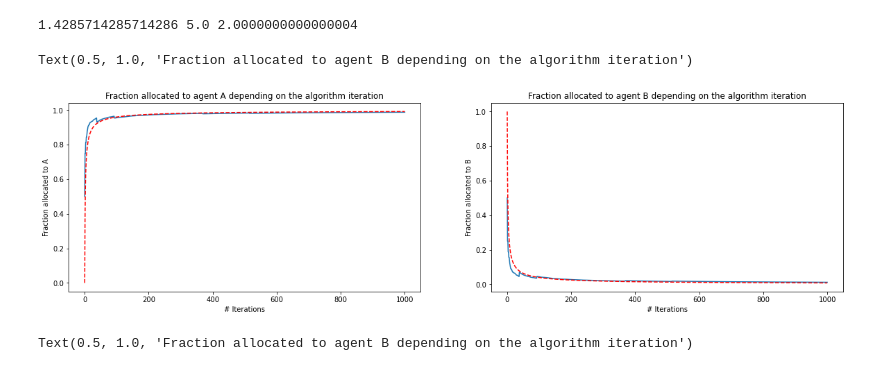
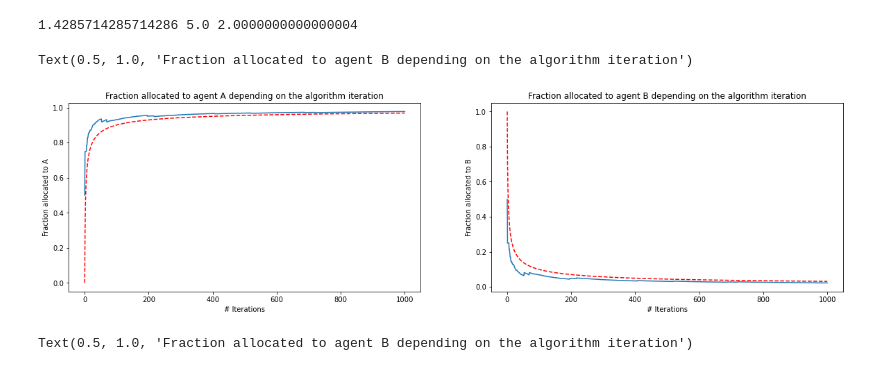
Before and after one commit to Nicolivain/trustful-bandits, a Jupyter notebook: main.ipynb, the cells around one changed output. Saved outputs shown, nothing was run; the diff lists cells and outputs as text; code cells hidden in the pictures.

```diff
--- a/main.ipynb
+++ b/main.ipynb
@@ -88,25 +88,25 @@ print(1/pa, 1/pb, 1/pi)
 # %%
 X = 0.5  # initially, we weight each agent the same
 
-c = 1  # 1/pi < c < 1/pb -> this should give us a rate of n^(-c*p_a)
+c = 1  # c < 1/pi -> this should give us a rate of n^(-c*pi)
 
 fracA, fracB = simple_two_armed_bandit(X, C=c, alpha=1, pa=pa, pb=pb)
 
 fig, axs = plt.subplots(1,2, figsize=(20,5))
 axs[0].plot(range(len(fracA)), fracA)
-axs[0].plot(range(len(fracA)), [1-n**(-c*pa) for n in range(1, len(fracA)+1)], 'r--')
+axs[0].plot(range(len(fracA)), [1-n**(-c*pi) for n in range(1, len(fracA)+1)], 'r--')
 axs[0].set_xlabel('# Iterations')
 axs[0].set_ylabel('Fraction allocated to A')
 axs[0].set_title('Fraction allocated to agent A depending on the algorithm iteration')
 
 axs[1].plot(range(len(fracB)), fracB)
-axs[1].plot(range(len(fracA)), [n**(-c*pa) for n in range(1, len(fracA)+1)], 'r--')
+axs[1].plot(range(len(fracA)), [n**(-c*pi) for n in range(1, len(fracA)+1)], 'r--')
 axs[1].set_xlabel('# Iterations')
 axs[1].set_ylabel('Fraction allocated to B')
 axs[1].set_title('Fraction allocated to agent B depending on the algorithm iteration')
 # %% [output]
 Text(0.5, 1.0, 'Fraction allocated to agent B depending on the algorithm iteration')
-[figure, old version]
+[figure, new version]
 # %%
 X = 0.5  # initially, we weight each agent the same
 
```
